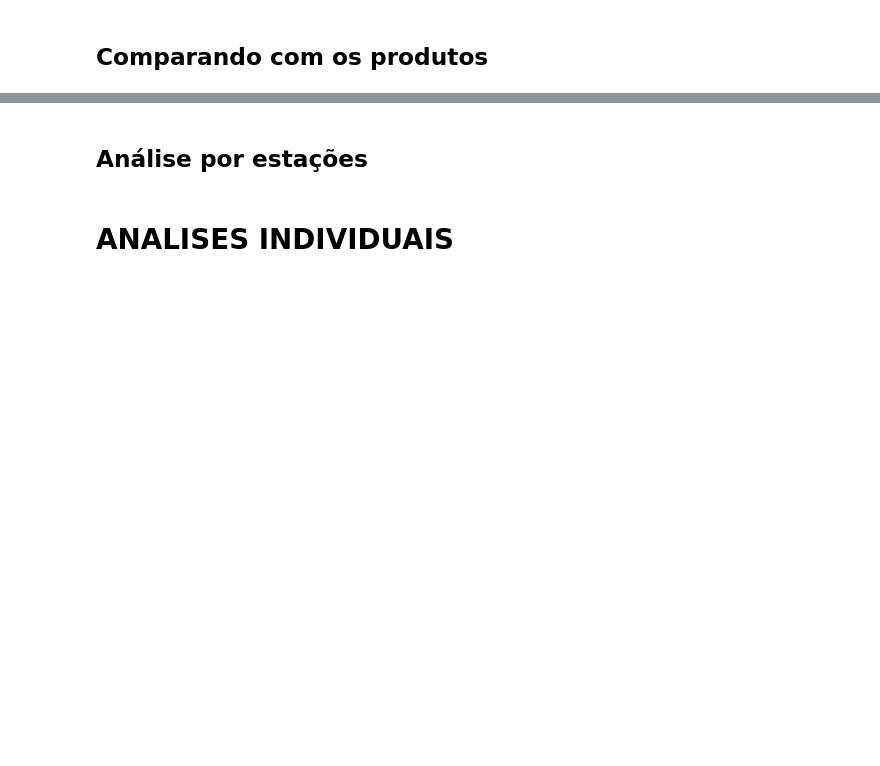
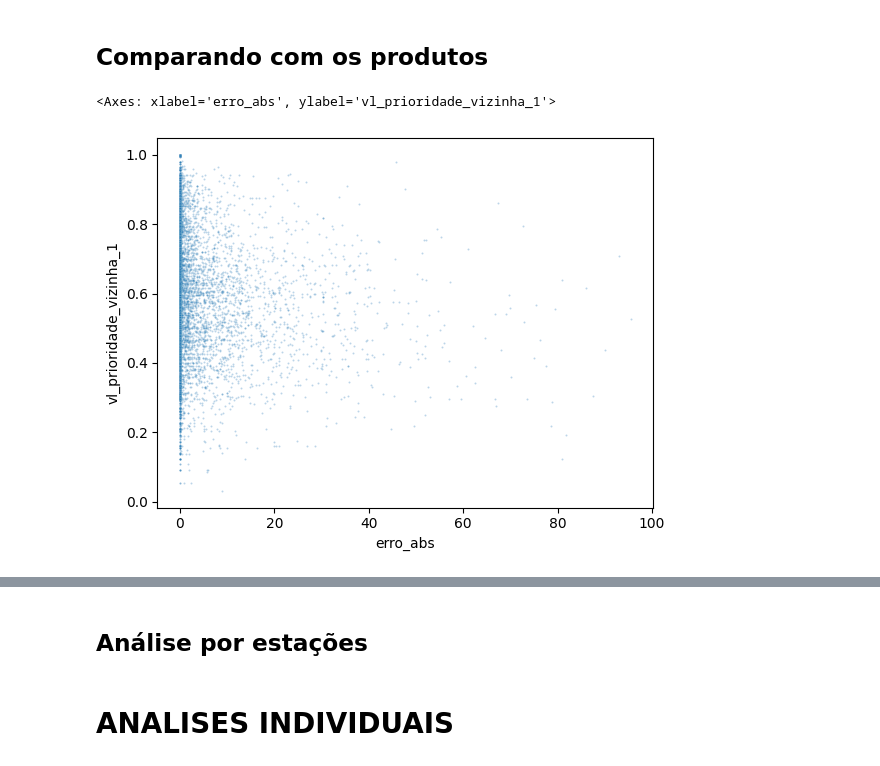
Before and after one commit to mateus-santos-rocha/doutorado, a Jupyter notebook: 3.modelling.ipynb, the cells around one changed output, grey strips where cells are left out. Saved outputs shown, nothing was run; the diff lists cells and outputs as text; code cells hidden in the pictures; blank space fills up the shorter version.

```diff
--- a/3.modelling.ipynb
+++ b/3.modelling.ipynb
@@ -565,4 +625,12 @@ for model_number in model_numbers_produtos:
 produtos_metrics_df = pd.DataFrame.from_dict(produtos_metrics,orient='index').reset_index(names=['model_number'])
 for produto in produtos:
     produtos_metrics_df.loc[produtos_metrics_df['R2']<0,'R2']=0
+# %%
+precipitacao_produtos['erro_abs'] = abs(precipitacao_produtos['vl_precipitacao'] - precipitacao_produtos['vl_precipitacao_vizinha_1'])
+precipitacao_produtos['erro_pct'] = abs(precipitacao_produtos['vl_precipitacao'] - precipitacao_produtos['vl_precipitacao_vizinha_1']) / (precipitacao_produtos['vl_precipitacao'] + 0.1)
+# %%
+sns.scatterplot(data=precipitacao_produtos.loc[precipitacao_produtos['erro_abs']<=100].iloc[:10000],x='erro_abs',y='vl_prioridade_vizinha_1',alpha=0.3,s=2)
+# %% [output]
+<Axes: xlabel='erro_abs', ylabel='vl_prioridade_vizinha_1'>
+[figure, added]
 # %%
```
Also changed, not shown: parts of 14 cells of this notebook, 2 other files.
